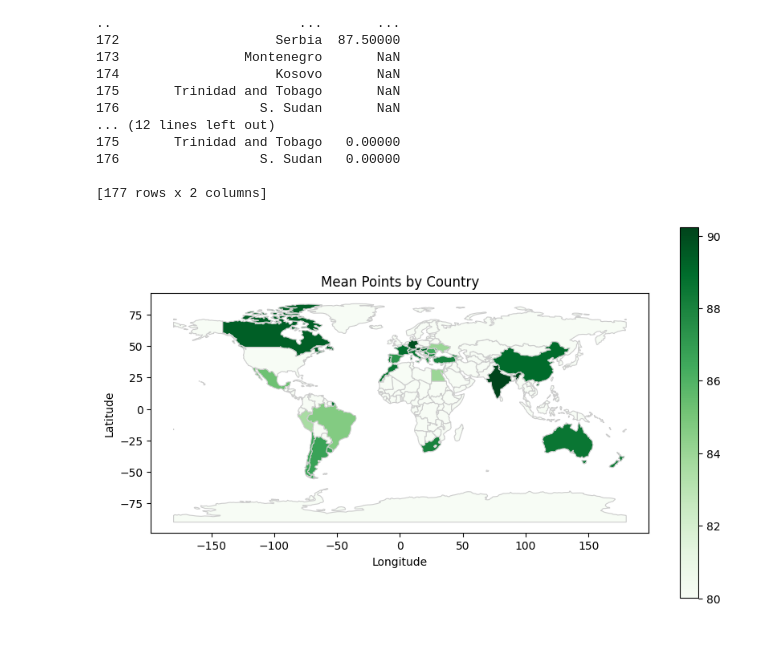
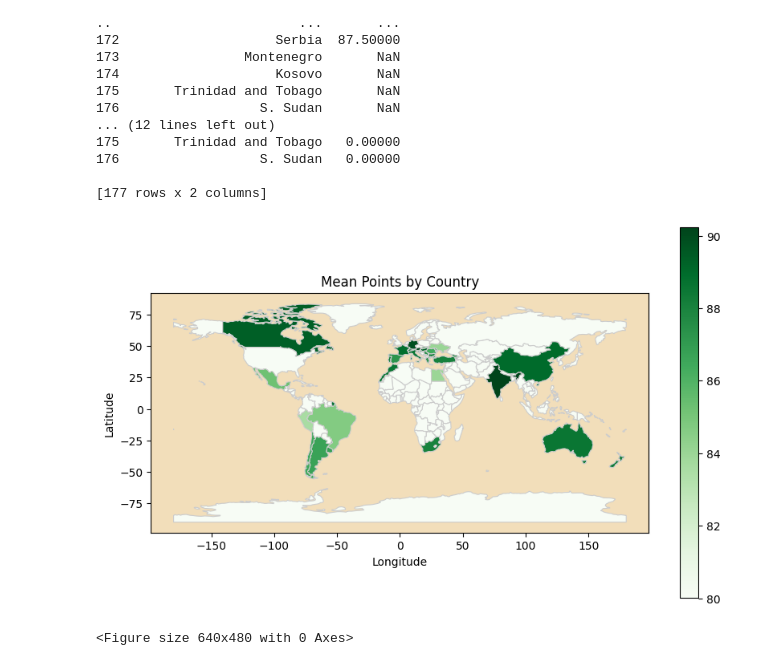
Before and after one commit to dilara444/TechLabsDUS_WineNot, a Jupyter notebook: notebooks/Katya-notebook.ipynb, the cells around one changed output. Saved outputs shown, nothing was run; the diff lists cells and outputs as text; code cells hidden in the pictures.

```diff
--- a/notebooks/Katya-notebook.ipynb
+++ b/notebooks/Katya-notebook.ipynb
@@ -171,14 +172,22 @@ norm = Normalize(vmin=min_points, vmax=max_points)
 # %%
 # Plot the map
 fig, ax = plt.subplots(1, 1, figsize=(10, 6))
 world.plot(column='points', cmap=cmap, norm=norm, linewidth=0.8, ax=ax, edgecolor='0.8', legend=True)
 
 # Add title and labels
 plt.title('Mean Points by Country')
 plt.xlabel('Longitude')
 plt.ylabel('Latitude')
 
+# Set the background color to beige
+ax.set_facecolor('#F2DEBA')
+
 # Show the plot
 plt.show()
+
+# Save the plot without legend
+plt.savefig('map_without_legend.png', bbox_inches='tight', pad_inches=0)  # bbox_inches='tight' removes extra whitespace around the plot
+plt.show()
 # %% [output]
-[figure, old version]
+[figure, new version]
+<Figure size 640x480 with 0 Axes>
```
Also changed, not shown: parts of 1 cell of this notebook.
